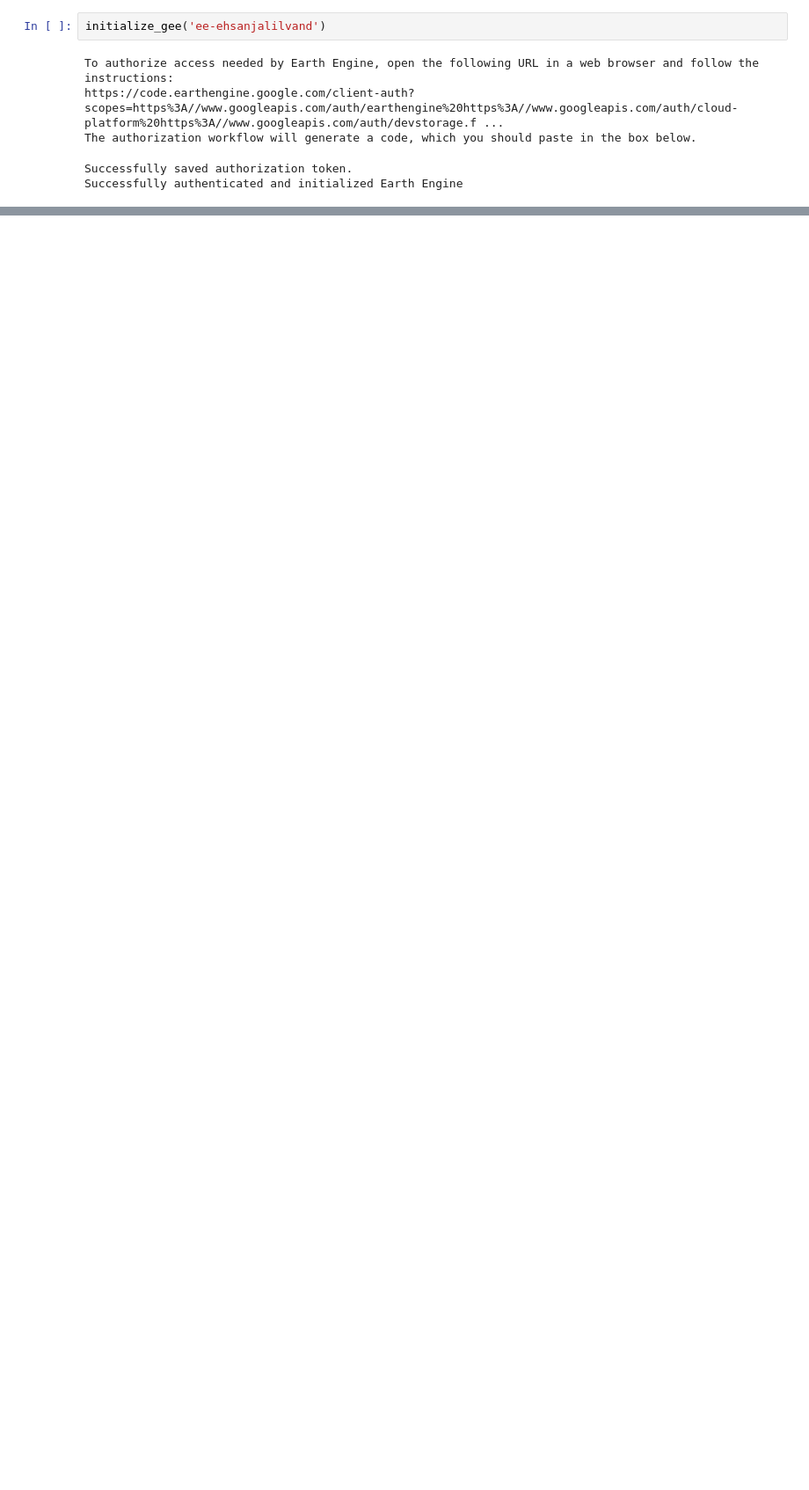
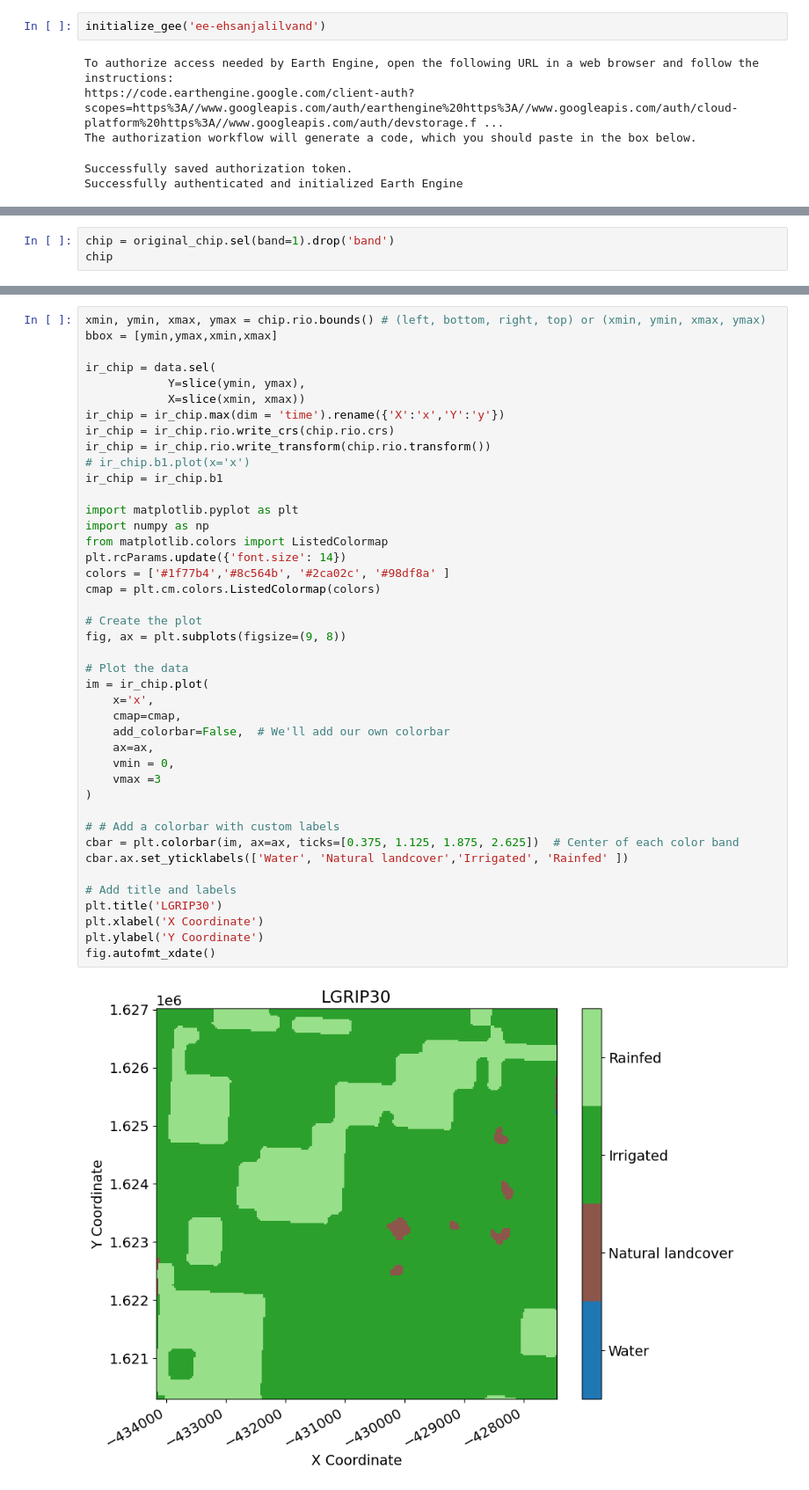
Before and after one commit to ejalilva/gee_tools, a Jupyter notebook: Examples/example_usage_irrigation.ipynb, the cells around one changed output, grey strips where cells are left out. Shown at 88% size. Saved outputs shown, nothing was run; the diff lists cells and outputs as text; blank space fills up the shorter version.

```diff
--- a/Examples/example_usage_irrigation.ipynb
+++ b/Examples/example_usage_irrigation.ipynb
@@ -134,0 +112,3 @@ diff.plot(x = 'lon',figsize = [18,8],vmin = -.1,vmax = .1,cmap = 'RdBu')
+# %%
+chip = original_chip.sel(band=1).drop('band')
+chip
@@ -134,0 +126,44 @@ diff.plot(x = 'lon',figsize = [18,8],vmin = -.1,vmax = .1,cmap = 'RdBu')
+# %%
+xmin, ymin, xmax, ymax = chip.rio.bounds() # (left, bottom, right, top) or (xmin, ymin, xmax, ymax)
+bbox = [ymin,ymax,xmin,xmax]
+
+ir_chip = data.sel(
+            Y=slice(ymin, ymax),
+            X=slice(xmin, xmax))
+ir_chip = ir_chip.max(dim = 'time').rename({'X':'x','Y':'y'})
+ir_chip = ir_chip.rio.write_crs(chip.rio.crs)
+ir_chip = ir_chip.rio.write_transform(chip.rio.transform())
+# ir_chip.b1.plot(x='x')
+ir_chip = ir_chip.b1
+
+import matplotlib.pyplot as plt
+import numpy as np
+from matplotlib.colors import ListedColormap
+plt.rcParams.update({'font.size': 14})
+colors = ['#1f77b4','#8c564b', '#2ca02c', '#98df8a' ]
+cmap = plt.cm.colors.ListedColormap(colors)
+
+# Create the plot
+fig, ax = plt.subplots(figsize=(9, 8))
+
+# Plot the data
+im = ir_chip.plot(
+    x='x',
+    cmap=cmap,
+    add_colorbar=False,  # We'll add our own colorbar
+    ax=ax,
+    vmin = 0,
+    vmax =3
+)
+
+# # Add a colorbar with custom labels
+cbar = plt.colorbar(im, ax=ax, ticks=[0.375, 1.125, 1.875, 2.625])  # Center of each color band
+cbar.ax.set_yticklabels(['Water', 'Natural landcover','Irrigated', 'Rainfed' ])
+
+# Add title and labels
+plt.title('LGRIP30')
+plt.xlabel('X Coordinate')
+plt.ylabel('Y Coordinate')
+fig.autofmt_xdate()
+# %% [output]
+[figure, added]
```
Also changed, not shown: parts of 14 cells of this notebook.
